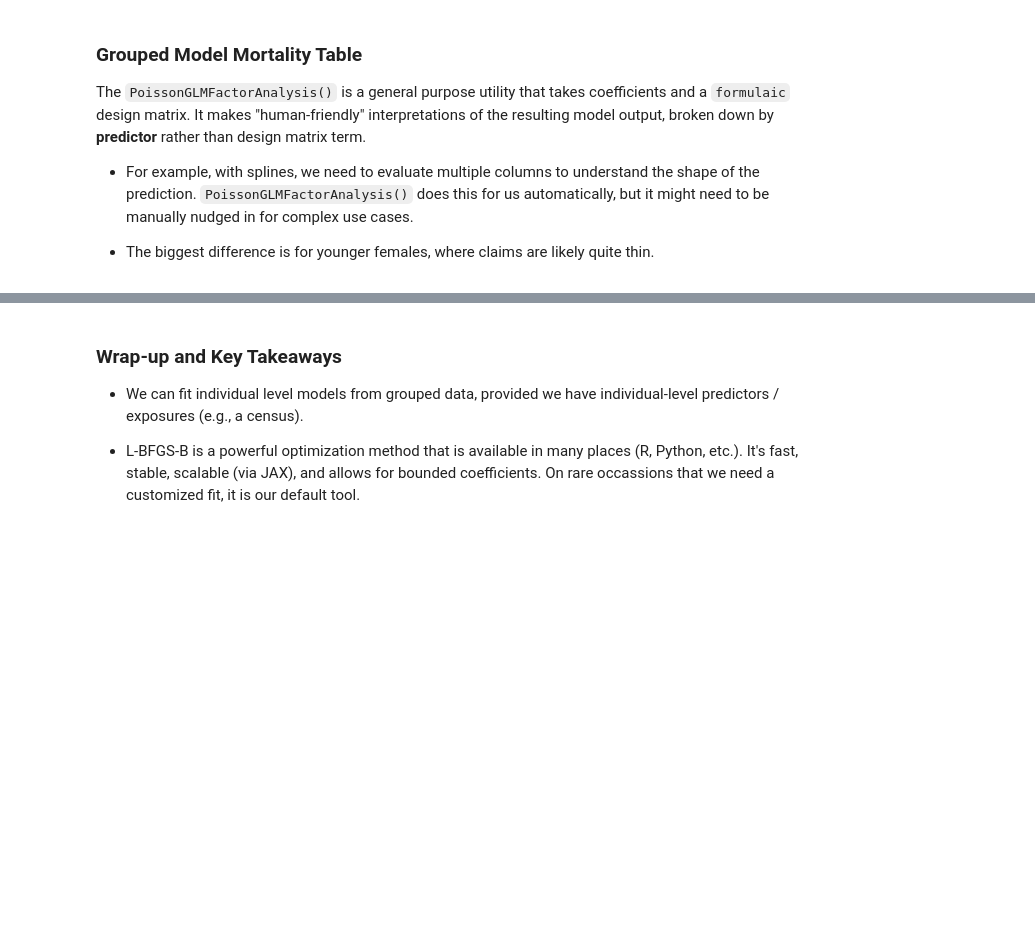
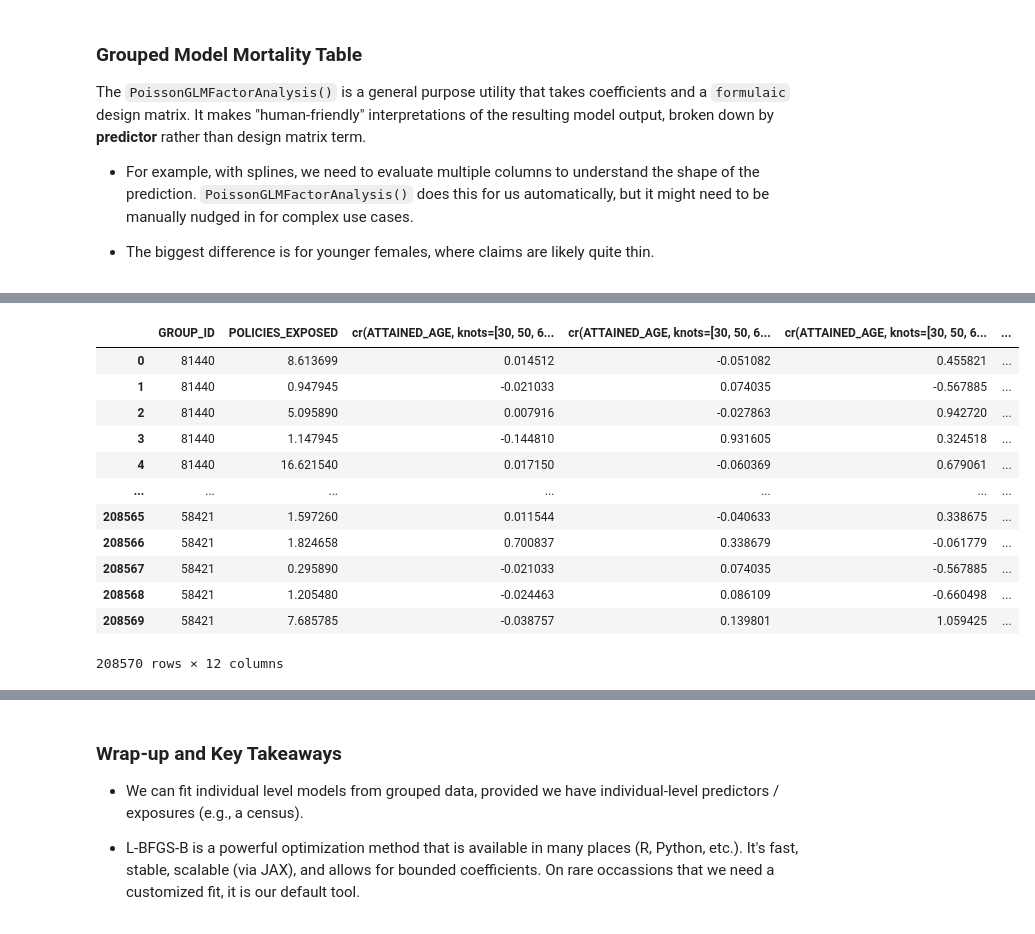
Before and after one commit to mma-fsa/data-examples, a Jupyter notebook: src/analysis/4_grouped_data_glm.ipynb, the cells around one changed output, grey strips where cells are left out. Saved outputs shown, nothing was run; the diff lists cells and outputs as text; code cells hidden in the pictures; blank space fills up the shorter version.

```diff
--- a/src/analysis/4_grouped_data_glm.ipynb
+++ b/src/analysis/4_grouped_data_glm.ipynb
@@ -507,0 +585,16 @@ df_mort_table_compare = pd.concat(
+# %%
+X_fit_train
+# %% [output]
+|  | GROUP_ID | POLICIES_EXPOSED | cr(ATTAINED_AGE, knots=[30, 50, 6... | cr(ATTAINED_AGE, knots=[30, 50, 6... | cr(ATTAINED_AGE, knots=[30, 50, 6... | ... |
+| 0 | 81440 | 8.613699 | 0.014512 | -0.051082 | 0.455821 | ... |
+| 1 | 81440 | 0.947945 | -0.021033 | 0.074035 | -0.567885 | ... |
+| 2 | 81440 | 5.095890 | 0.007916 | -0.027863 | 0.942720 | ... |
+| 3 | 81440 | 1.147945 | -0.144810 | 0.931605 | 0.324518 | ... |
+| 4 | 81440 | 16.621540 | 0.017150 | -0.060369 | 0.679061 | ... |
+| ... | ... | ... | ... | ... | ... | ... |
+| 208565 | 58421 | 1.597260 | 0.011544 | -0.040633 | 0.338675 | ... |
+| 208566 | 58421 | 1.824658 | 0.700837 | 0.338679 | -0.061779 | ... |
+| 208567 | 58421 | 0.295890 | -0.021033 | 0.074035 | -0.567885 | ... |
+| 208568 | 58421 | 1.205480 | -0.024463 | 0.086109 | -0.660498 | ... |
+| 208569 | 58421 | 7.685785 | -0.038757 | 0.139801 | 1.059425 | ... |
+208570 rows × 12 columns
```
Also changed, not shown: parts of 15 cells of this notebook, 1 other file.
